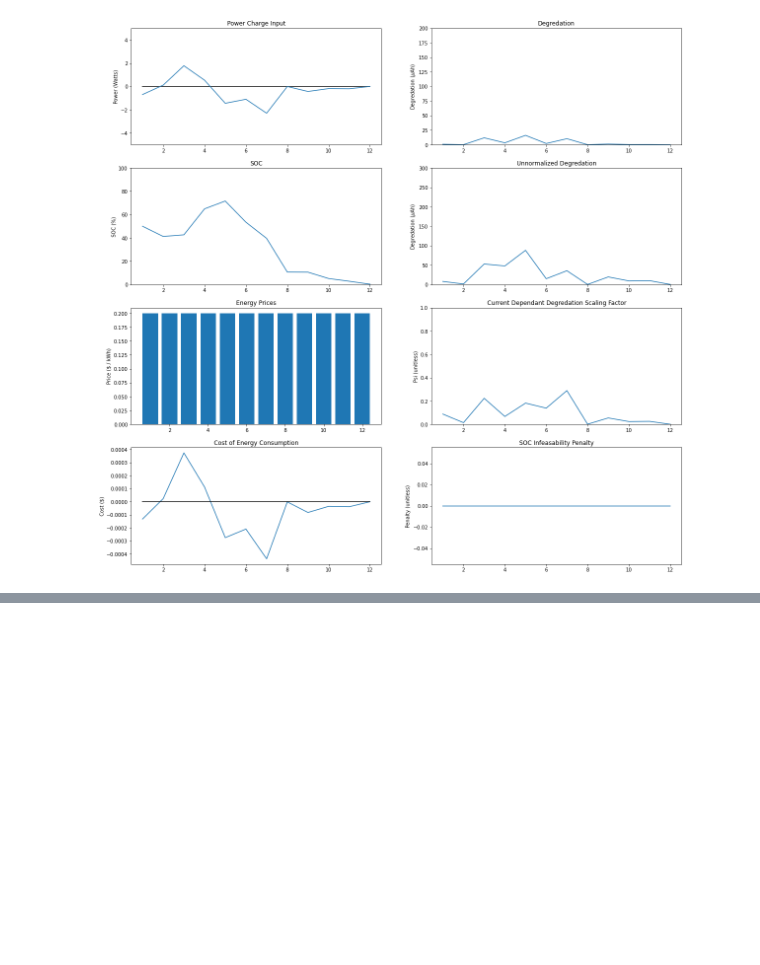
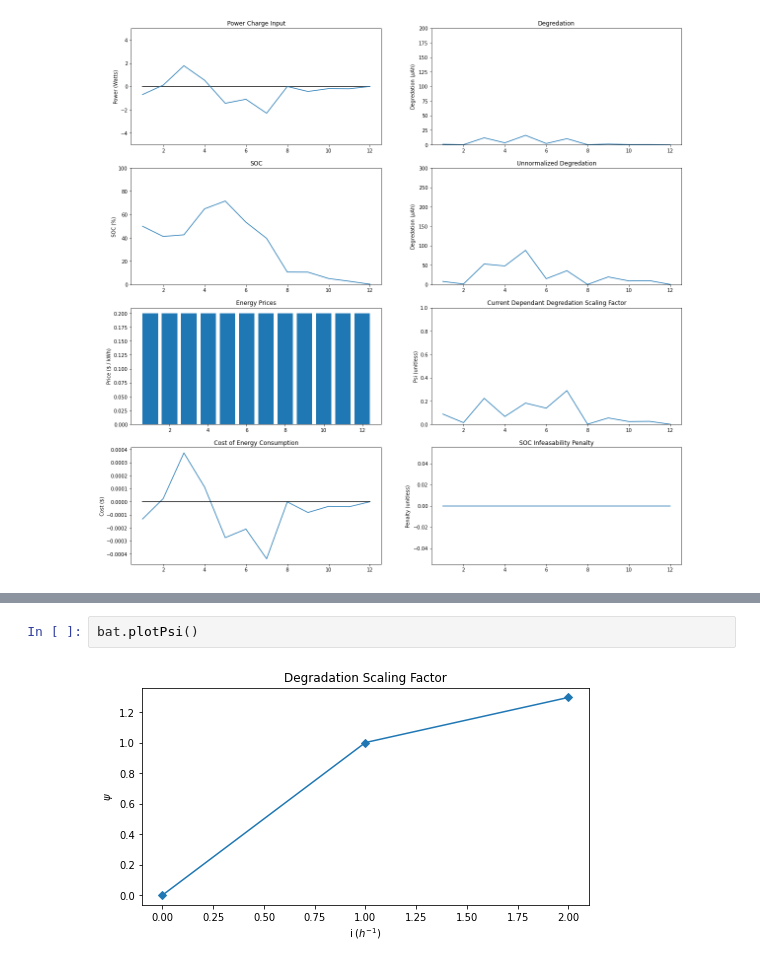
Before and after one commit to jacobazoulay/battery-optimization, a Jupyter notebook: notebooks/Model_Optimization.ipynb, the cells around one changed output, grey strips where cells are left out. Drawn from its saved outputs; the diff is of its cells as text; blank space fills up the shorter version.

```diff
--- a/notebooks/Model_Optimization.ipynb
+++ b/notebooks/Model_Optimization.ipynb
@@ -412,0 +422,4 @@ plotCache(caches[-1])
+# %%
+bat.plotPsi()
+# %% [output]
+[figure, added]
```
Also changed, not shown: parts of 2 cells of this notebook, 3 other files.
